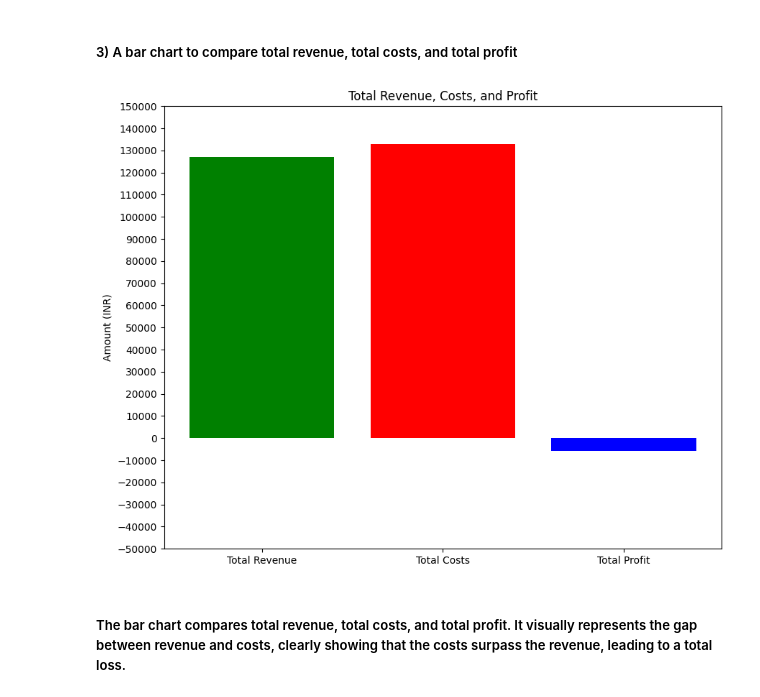
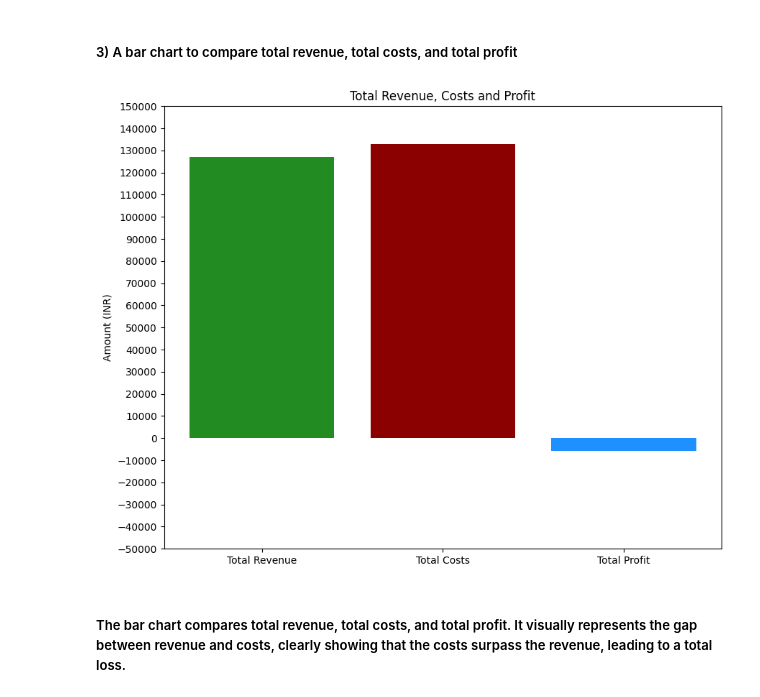
Before and after one commit to ajithpmohan/food-delivery-cost-and-profitability-analysis-using-python, a Jupyter notebook: main.ipynb, the cells around one changed output. Saved outputs shown, nothing was run; the diff lists cells and outputs as text; code cells hidden in the pictures.

```diff
--- a/main.ipynb
+++ b/main.ipynb
@@ -308,15 +308,19 @@ plt.show()
 # %%
 # bar chart for total revenue, costs, and profit
 totals = ["Total Revenue", "Total Costs", "Total Profit"]
 values = [total_revenue, total_costs, total_profit]
 plt.figure(figsize=(10, 8))
-plt.bar(totals, values, color=["green", "red", "blue"])
-plt.title("Total Revenue, Costs, and Profit")
+plt.bar(
+    totals,
+    values,
+    color=["ForestGreen", "DarkRed", "DodgerBlue"],
+)
+plt.title("Total Revenue, Costs and Profit")
 plt.yticks(ticks=range(-50000, 160000, 10000))
 plt.ylabel("Amount (INR)")
 plt.show()
 # %% [output]
-[figure, old version]
+[figure, new version]
 # %% [markdown]
 ##### The bar chart compares total revenue, total costs, and total profit. It visually represents the gap between revenue and costs, clearly showing that the costs surpass the revenue, leading to a total loss.
 # %% [markdown]
```
Also changed, not shown: parts of 3 cells of this notebook.
